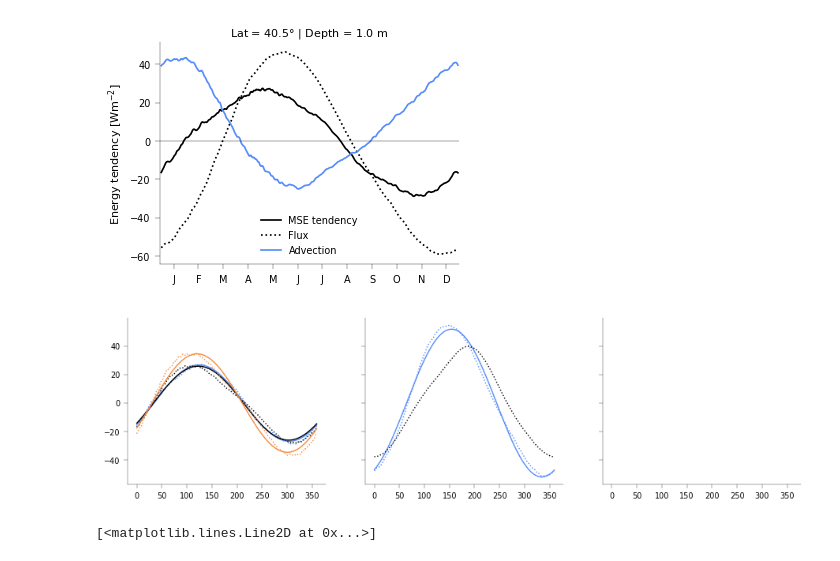
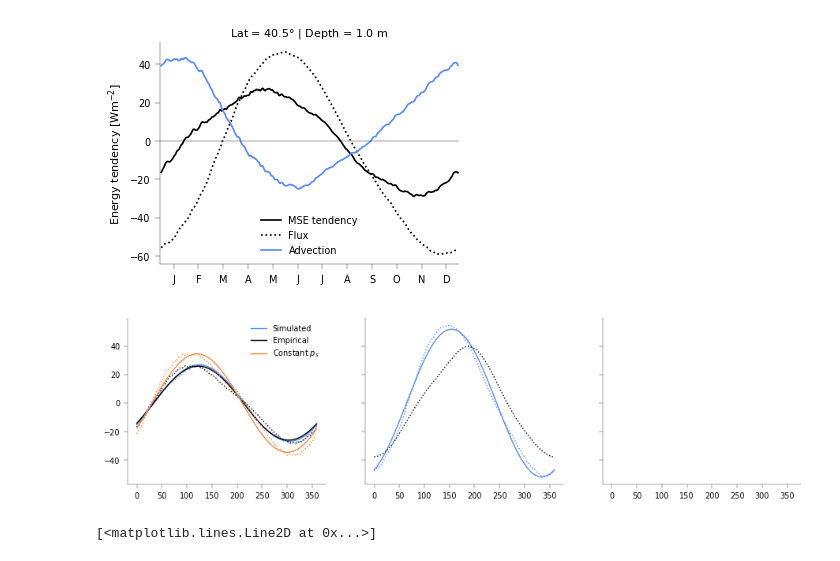
Before and after one commit to jduffield65/Isca, a Jupyter notebook: jobs/thesis_season/vary_odp.ipynb, the cells around one changed output. Saved outputs shown, nothing was run; the diff lists cells and outputs as text; code cells hidden in the pictures.

```diff
--- a/jobs/thesis_season/vary_odp.ipynb
+++ b/jobs/thesis_season/vary_odp.ipynb
@@ -201,8 +201,7 @@ ds_sl['rh_atm'] = ds_sl.q_atm / sphum_sat(ds_sl.temp_atm, ds_sl.p_atm)
 
 # Compute absoption coefficient explicitly from the amplitude of 1st harmonic of surface and toa sw fluxes
 # Note that this will not work for the mean but that is not what we are interested in here.
-ds_sl['sw_abs'] = 1 - get_fourier_fit_xr(ds_sl.time, ds_sl.swdn_sfc, n_harmonics=1, pad_coefs_phase=True)[1].sel(harmonic=1)/\
-              get_fourier_fit_xr(ds_sl.time, (1-albedo) * ds_sl.swdn_toa, n_harmonics=1, pad_coefs_phase=True)[1].sel(harmonic=1)
+ds_sl['sw_abs'] = utils.get_sw_abs_amp_xr(ds_sl.swdn_sfc, ds_sl.swdn_toa, ds_sl.time, albedo=albedo)
 # # The actual expression below would be a function of time
 # ds_sl['sw_abs'] = utils.get_frierson_sw_abs(namelist['two_stream_gray_rad_nml']['atm_abs'], ds_sl.p_surf)
 # %%
@@ -335,34 +334,35 @@ ax[1].plot(ds_sl.time, var, color='C0', linestyle=':')
 var = get_fourier_fit_xr(ds.time, var, n_harmonics=1, pad_coefs_phase=True)[0]
 ax[1].plot(ds_sl.time, var, color='C0')
 
 var = get_approx_flux_rhs(ds_use.temp_atm, ds_use.temp_surf, ds_use.swdn_toa, ds_use.sw_abs, param_use['lambda_const'],
                           param_use['lambda_resid'], param_use['B'], param_use['lambda_lw1'],
                           param_use['coef_phase_olr'])
 ax[1].plot(ds_sl.time, var, color='k', linestyle=':')
 # var = spline_deriv_periodic_xr(ds_use.time*utils.day_seconds,
 #                                              (c_p*ds_use.temp_col + L_v*ds_use.sphum_col
 #                                               ) * param_use['p_calc']/g)
 # ax[0].plot(ds_sl.time, var, color='k')
 # var = spline_deriv_periodic_xr(ds_use.time*utils.day_seconds,
 #                                              (c_p*ds_use.temp_col + L_v*ds_use.sphum_col
 #                                               ) * p_calc.isel(odp=ind_use)/g)
 # ax[0].plot(ds_sl.time, var, color='k', linestyle=':')
 # var = get_fourier_fit_xr(ds.time, var, n_harmonics=1, pad_coefs_phase=True)[0]
 # if 'column' not in exp_dir:
 #     ax.plot(ds_sl.time, ds_sl['adv_total'].isel(odp=ind_use), color='C0', label='Advection')
 # else:
 #     print(f"Max error = {np.abs(ds_sl['adv_total'].isel(odp=ind_use)).max():.2f} W/m2")
 # update_linewidth(fig)
 # ax.axhline(0, color='k', lw=ax_linewidth)
 # ax.set_ylabel('Energy tendency [Wm$^{-2}$]')
 # ax.set_xlim(-1, 360)
 # ax.set_xticks(*utils.month_ticks)
 # ax.legend()
 # ax.set_title(f'Lat = {ds_sl.lat.values:.1f}$\degree$ | Depth = {depth} m', y=0.99)
 update_linewidth(fig)
+ax[0].legend()
 plt.show()
 # %% [output]
-[figure, old version]
+[figure, new version]
 # %%
 # var = (ds_use.lwup_sfc - ds_use.lwdn_sfc)
 # (var-var.mean(dim='time')).plot()
```
Also changed, not shown: 3 other files.
